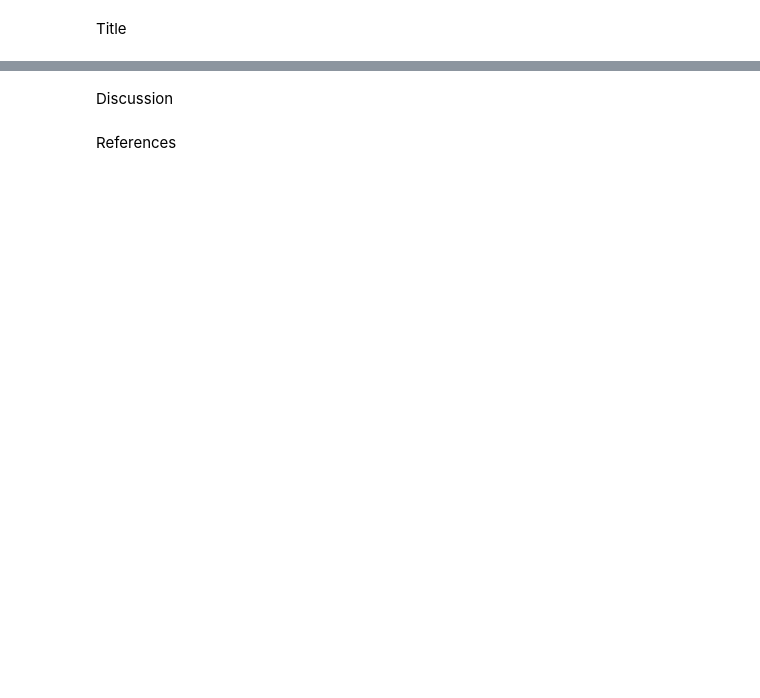
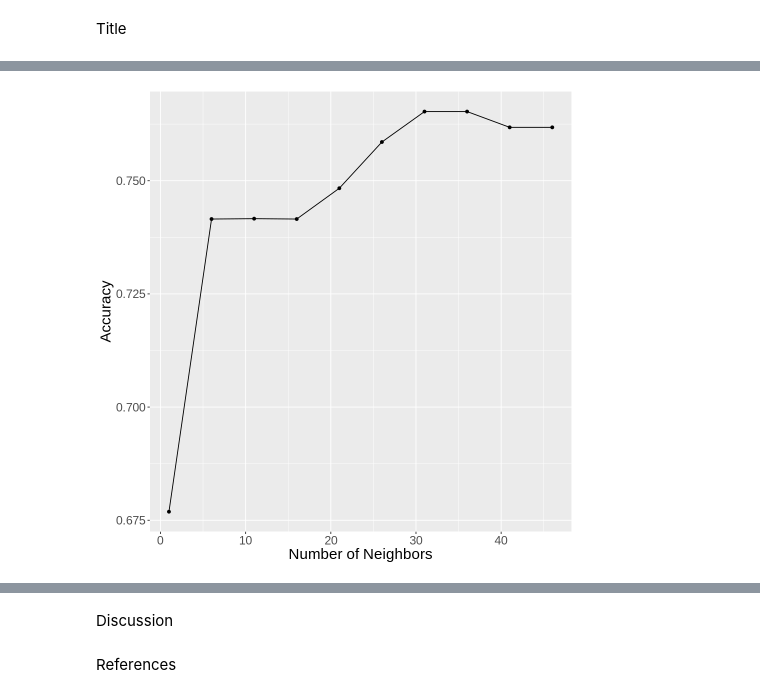
Before and after one commit to kzhang1223/dsci-100-2023s1-group-55, a Jupyter notebook: group_project_report.ipynb, the cells around one changed output, grey strips where cells are left out. Saved outputs shown, nothing was run; the diff lists cells and outputs as text; code cells hidden in the pictures; blank space fills up the shorter version.

```diff
--- a/group_project_report.ipynb
+++ b/group_project_report.ipynb
@@ -110,0 +149,12 @@ filter(.metric == "accuracy")
+# %%
+# plotting the results to determine the best k value
+
+best_k <- ggplot(accuracies, aes(x = neighbors, y = mean)) +
+    geom_point() +
+    geom_line() +
+    labs(x = "Number of Neighbors", y = "Accuracy")  +
+    theme(text = element_text(size = 18))
+
+best_k
+# %% [output]
+[figure, added]
```
Also changed, not shown: parts of 10 cells of this notebook.
